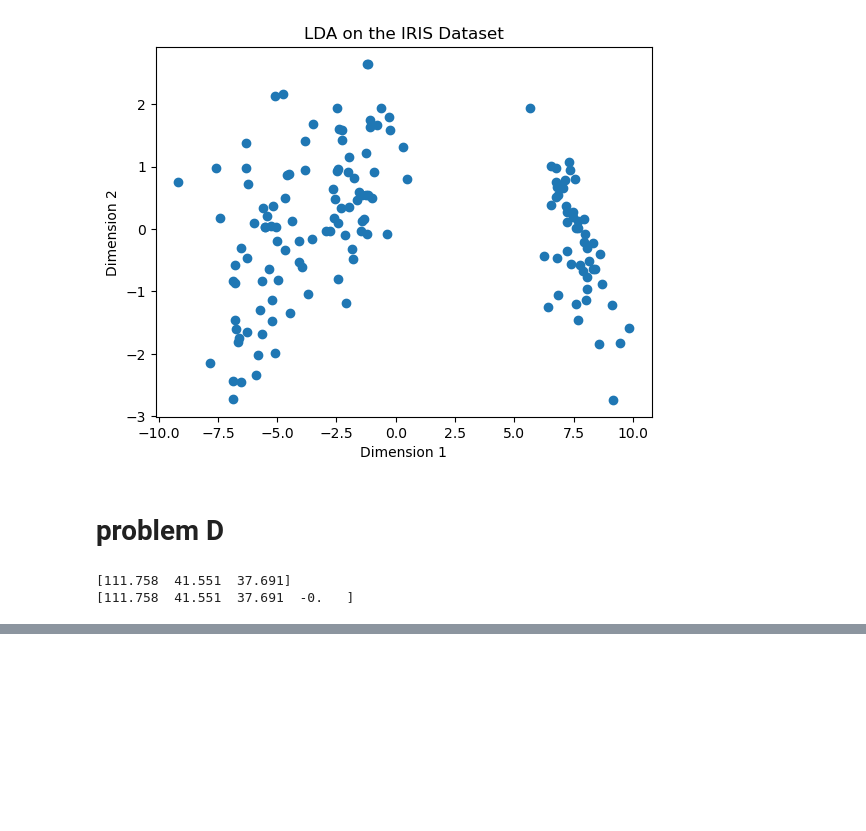
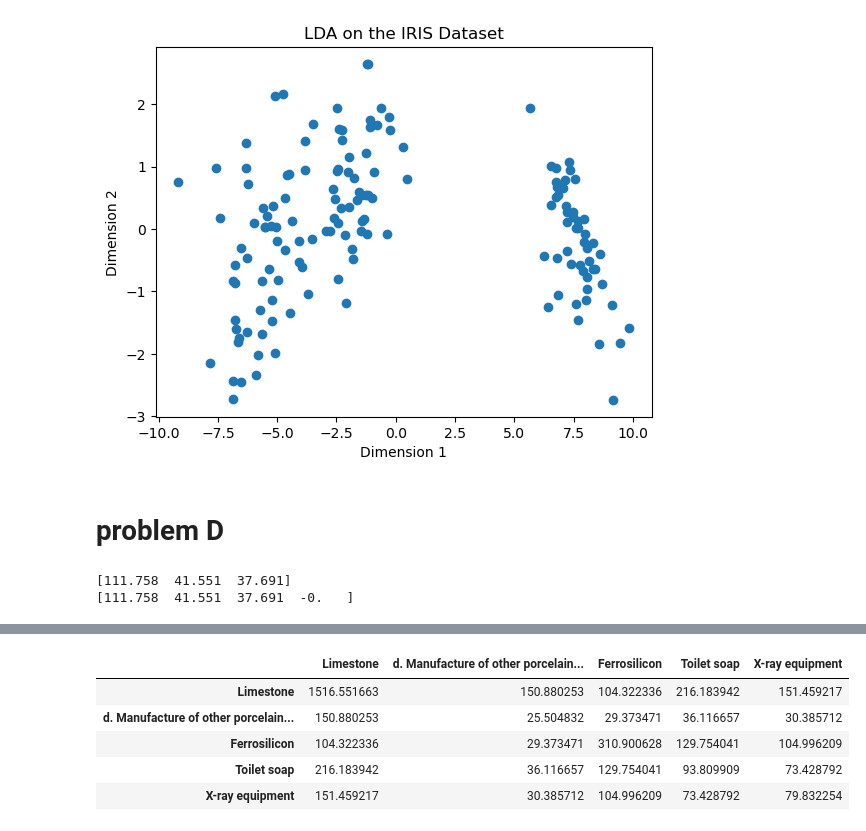
Before and after one commit to kh4rg0sh/amdm-notes, a Jupyter notebook: assignment-1/22114054.ipynb, the cells around one changed output, grey strips where cells are left out. Drawn from its saved outputs; the diff is of its cells as text; code cells hidden in the pictures; blank space fills up the shorter version.

```diff
--- a/assignment-1/22114054.ipynb
+++ b/assignment-1/22114054.ipynb
@@ -245,0 +565,12 @@ print(A)
+# %%
+# build the variance covariance matrix
+
+covariance_matrix = rdf.T.cov()
+covariance_matrix
+# %% [output]
+|  | Limestone | d. Manufacture of other porcelain... | Ferrosilicon | Toilet soap | X-ray equipment |
+| Limestone | 1516.551663 | 150.880253 | 104.322336 | 216.183942 | 151.459217 |
+| d. Manufacture of other porcelain... | 150.880253 | 25.504832 | 29.373471 | 36.116657 | 30.385712 |
+| Ferrosilicon | 104.322336 | 29.373471 | 310.900628 | 129.754041 | 104.996209 |
+| Toilet soap | 216.183942 | 36.116657 | 129.754041 | 93.809909 | 73.428792 |
+| X-ray equipment | 151.459217 | 30.385712 | 104.996209 | 73.428792 | 79.832254 |
```
Also changed, not shown: parts of 33 cells of this notebook, 1 other file.
